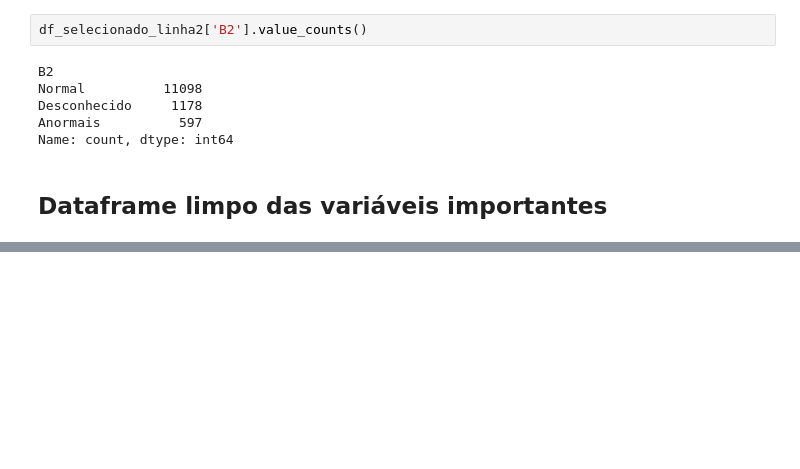
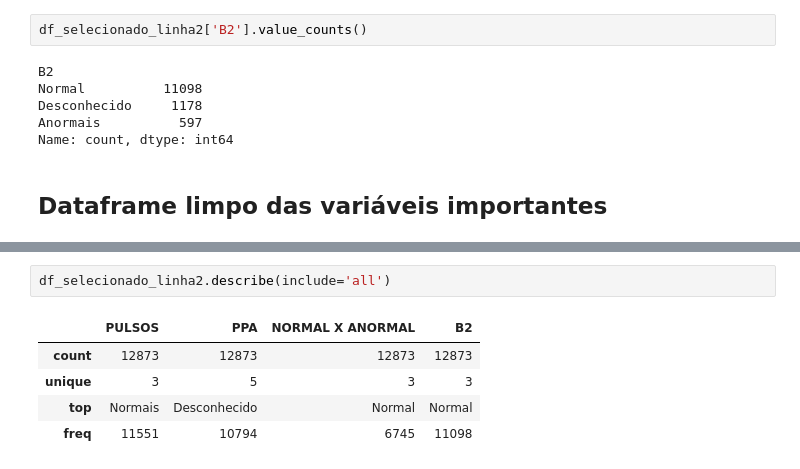
Before and after one commit to O-G-PLTX/MD-PediatricHeart, a Jupyter notebook: notebooks/cleaning/02_cleaning.ipynb, the cells around one changed output, grey strips where cells are left out. Drawn from its saved outputs; the diff is of its cells as text; blank space fills up the shorter version.

```diff
--- a/notebooks/cleaning/02_cleaning.ipynb
+++ b/notebooks/cleaning/02_cleaning.ipynb
@@ -294,0 +318,8 @@ Name: count, dtype: int64
+# %%
+df_selecionado_linha2.describe(include='all')
+# %% [output]
+|  | PULSOS | PPA | NORMAL X ANORMAL | B2 |
+| count | 12873 | 12873 | 12873 | 12873 |
+| unique | 3 | 5 | 3 | 3 |
+| top | Normais | Desconhecido | Normal | Normal |
+| freq | 11551 | 10794 | 6745 | 11098 |
```
Also changed, not shown: parts of 6 cells of this notebook, 1 other file.
